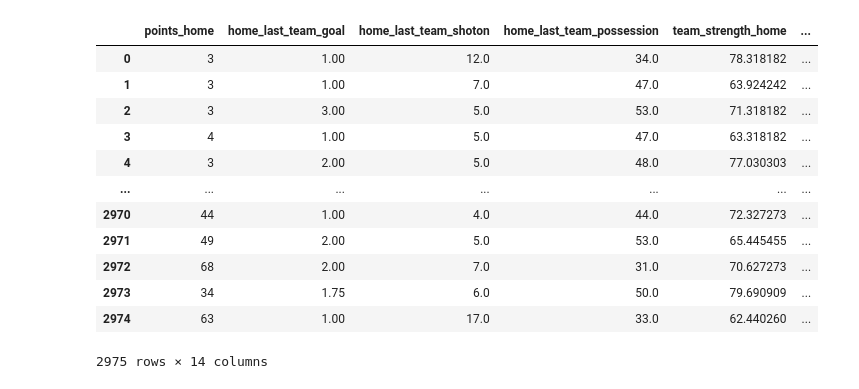
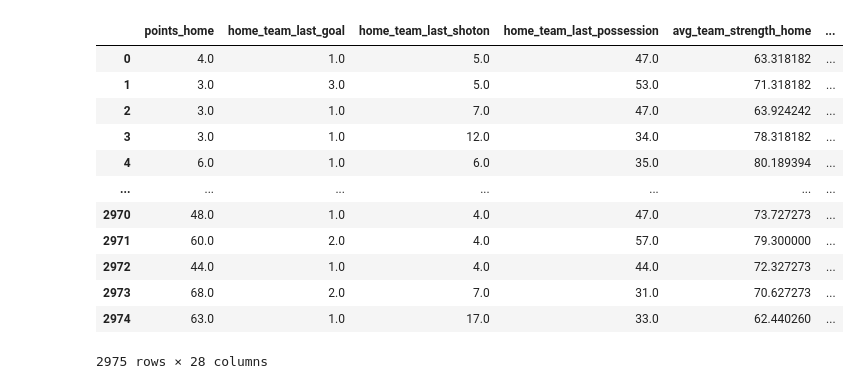
Before and after one commit to kamil0920/football_result_prediction-v2, a Jupyter notebook: src/eda/multivariate_analysis.ipynb, the cells around one changed output. Saved outputs shown, nothing was run; the diff lists cells and outputs as text; code cells hidden in the pictures.

```diff
--- a/src/eda/multivariate_analysis.ipynb
+++ b/src/eda/multivariate_analysis.ipynb
@@ -3,29 +3,29 @@ import pandas as pd
 # %%
 import numpy as np
 
-df_matches = pd.read_csv('../../data/preprocessed/preprocessed_1.csv')
+df_matches = pd.read_csv('../../data/preprocessed/imputed_data.csv')
 df_matches.sort_values(by=["season", "stage", "date"], inplace=True)
 season_labels, _ = pd.factorize(df_matches['result_match'])
 feature_cols = [col for col in df_matches.columns if col not in
                 ["match_api_id", "result_match", "stage", "season" ,"date", "home_team", "away_team"]]
 
 df_matches = df_matches[feature_cols]
 df_matches = df_matches.filter(like="home")
 df_matches
 # %% [output]
-|  | points_home | home_last_team_goal | home_last_team_shoton | home_last_team_possession | team_strength_home | ... |
-| 0 | 3 | 1.00 | 12.0 | 34.0 | 78.318182 | ... |
-| 1 | 3 | 1.00 | 7.0 | 47.0 | 63.924242 | ... |
-| 2 | 3 | 3.00 | 5.0 | 53.0 | 71.318182 | ... |
-| 3 | 4 | 1.00 | 5.0 | 47.0 | 63.318182 | ... |
-| 4 | 3 | 2.00 | 5.0 | 48.0 | 77.030303 | ... |
+|  | points_home | home_team_last_goal | home_team_last_shoton | home_team_last_possession | avg_team_strength_home | ... |
+| 0 | 4.0 | 1.0 | 5.0 | 47.0 | 63.318182 | ... |
+| 1 | 3.0 | 3.0 | 5.0 | 53.0 | 71.318182 | ... |
+| 2 | 3.0 | 1.0 | 7.0 | 47.0 | 63.924242 | ... |
+| 3 | 3.0 | 1.0 | 12.0 | 34.0 | 78.318182 | ... |
+| 4 | 6.0 | 1.0 | 6.0 | 35.0 | 80.189394 | ... |
 | ... | ... | ... | ... | ... | ... | ... |
-| 2970 | 44 | 1.00 | 4.0 | 44.0 | 72.327273 | ... |
-| 2971 | 49 | 2.00 | 5.0 | 53.0 | 65.445455 | ... |
-| 2972 | 68 | 2.00 | 7.0 | 31.0 | 70.627273 | ... |
-| 2973 | 34 | 1.75 | 6.0 | 50.0 | 79.690909 | ... |
-| 2974 | 63 | 1.00 | 17.0 | 33.0 | 62.440260 | ... |
+| 2970 | 48.0 | 1.0 | 4.0 | 47.0 | 73.727273 | ... |
+| 2971 | 60.0 | 2.0 | 4.0 | 57.0 | 79.300000 | ... |
+| 2972 | 44.0 | 1.0 | 4.0 | 44.0 | 72.327273 | ... |
+| 2973 | 68.0 | 2.0 | 7.0 | 31.0 | 70.627273 | ... |
+| 2974 | 63.0 | 1.0 | 17.0 | 33.0 | 62.440260 | ... |
-2975 rows × 14 columns
+2975 rows × 28 columns
 # %%
 from sklearn.manifold import TSNE
 import matplotlib.pyplot as plt
```
Also changed, not shown: parts of 1 cell of this notebook, 5 other files.
